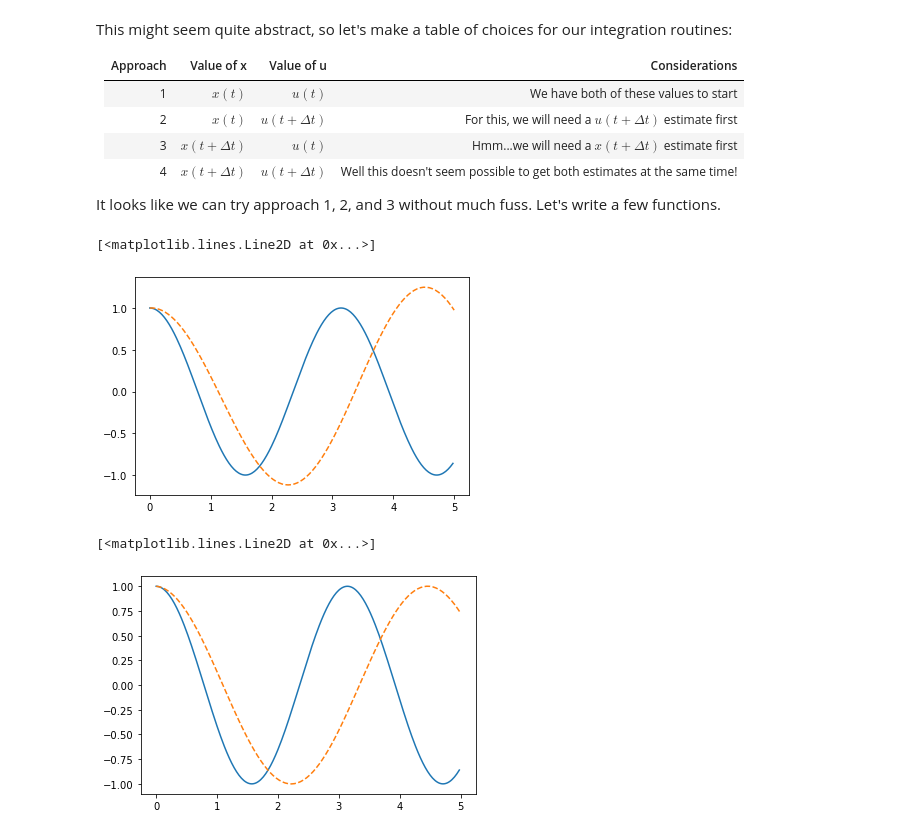
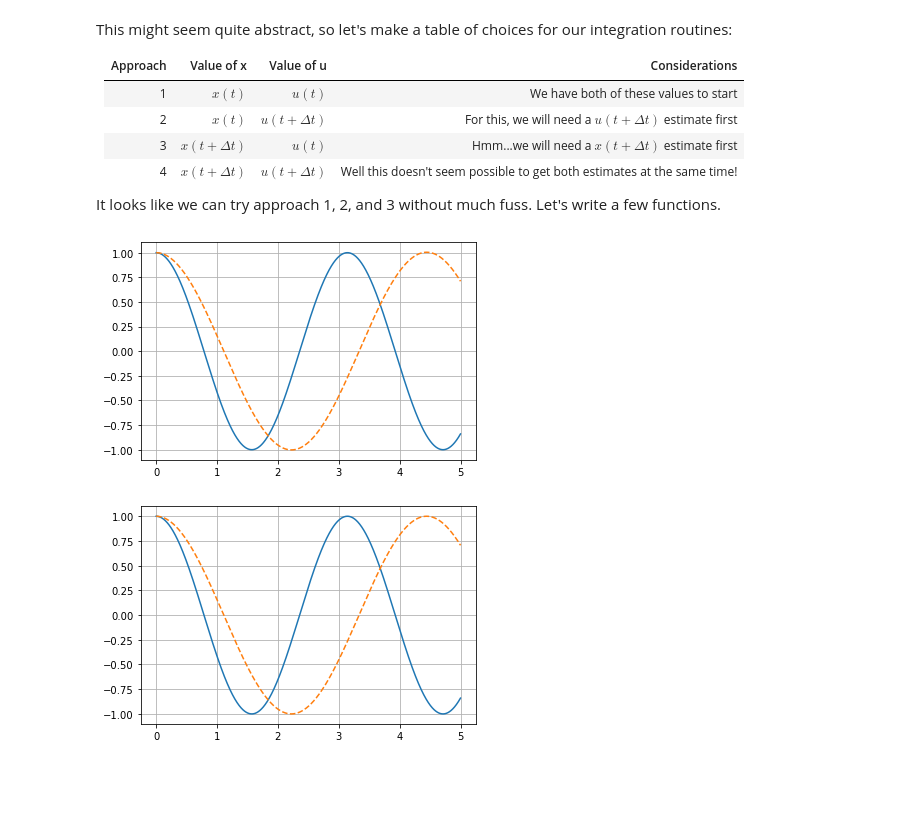
Before and after one commit to dannycab/phy415msu, a Jupyter notebook: _sources/content/1_modeling/SHO-numerical.ipynb, the cells around one changed output. Cells and saved outputs as stored; diff of their text form; code cells hidden in the pictures; blank space fills up the shorter version.

```diff
--- a/_sources/content/1_modeling/SHO-numerical.ipynb
+++ b/_sources/content/1_modeling/SHO-numerical.ipynb
@@ -26,6 +31,8 @@ def AnalyticalSolutionSHO(tf, deltat, amp, omega, t0 = 0, phase = 0):
 
         raise ValueError('Final time is before start time.')
 # %%
-t,x = AnalyticalSolutionSHO(tf, 0.02, x0, omega)
+deltat = 0.001
+t,x = AnalyticalSolutionSHO(tf, deltat, x0, omega)
 plt.plot(t,x)
+plt.grid()
 # %% [output]
@@ -107,7 +113,7 @@ This might seem quite abstract, so let's make a table of choices for our integra
 
 It looks like we can try approach 1, 2, and 3 without much fuss. Let's write a few functions.
 # %%
-N = 100
+N = int(np.ceil(tf/deltat))
 steps = np.arange(0, N-1)
 deltaT = tf/N
 time = np.linspace(0,tf,N)
@@ -126,24 +132,26 @@ for i in steps:
 
 plt.plot(t, x)
 plt.plot(time, xVals1, '--')
+plt.grid()
 # %% [output]
-[<matplotlib.lines.Line2D at 0x...>]
-[figure, old version]
+[figure, new version]
 # %%
+## Approach 2
+
 xVals2 = np.zeros(N)
 uVals2 = np.zeros(N)
 
 xVals2[0] = x0
 uVals2[0] = v0
 
 for i in steps:
 
     uVals2[i+1] = uVals2[i] + xVals2[i]*deltaT
     xVals2[i+1] = xVals2[i] - omega*uVals2[i+1]*deltaT
 
 plt.plot(t, x)
 plt.plot(time, xVals2, '--')
+plt.grid()
 # %% [output]
-[<matplotlib.lines.Line2D at 0x...>]
-[figure, old version]
+[figure, new version]
 # %%
```
Also changed, not shown: parts of 9 cells of this notebook, 54 other files.
